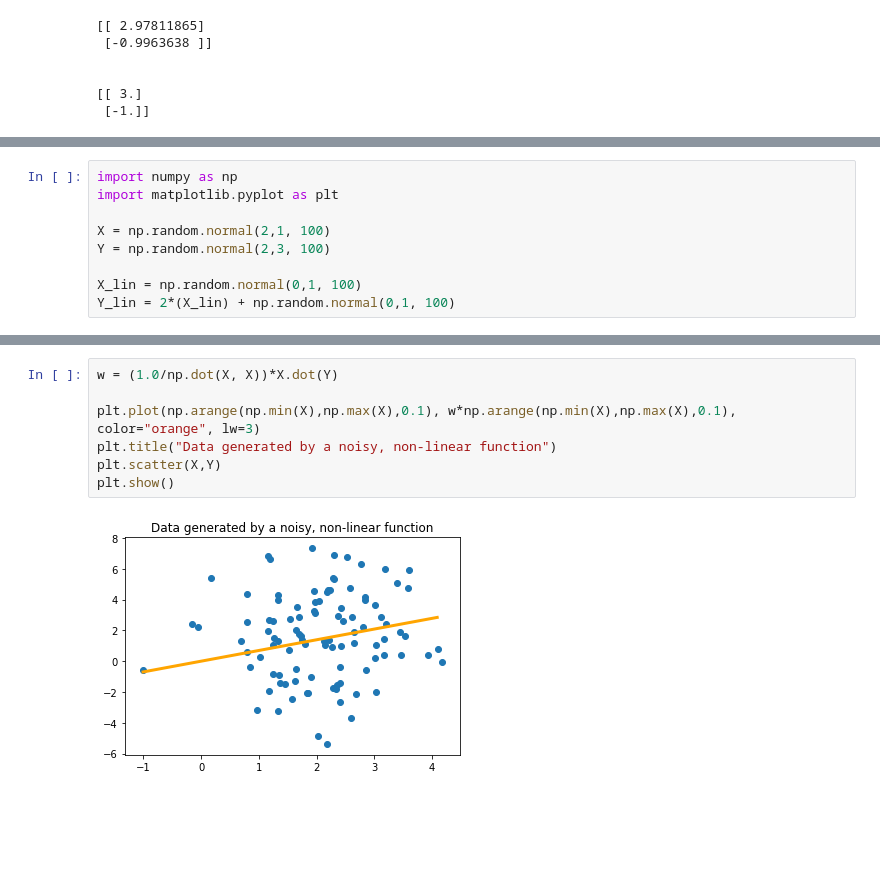
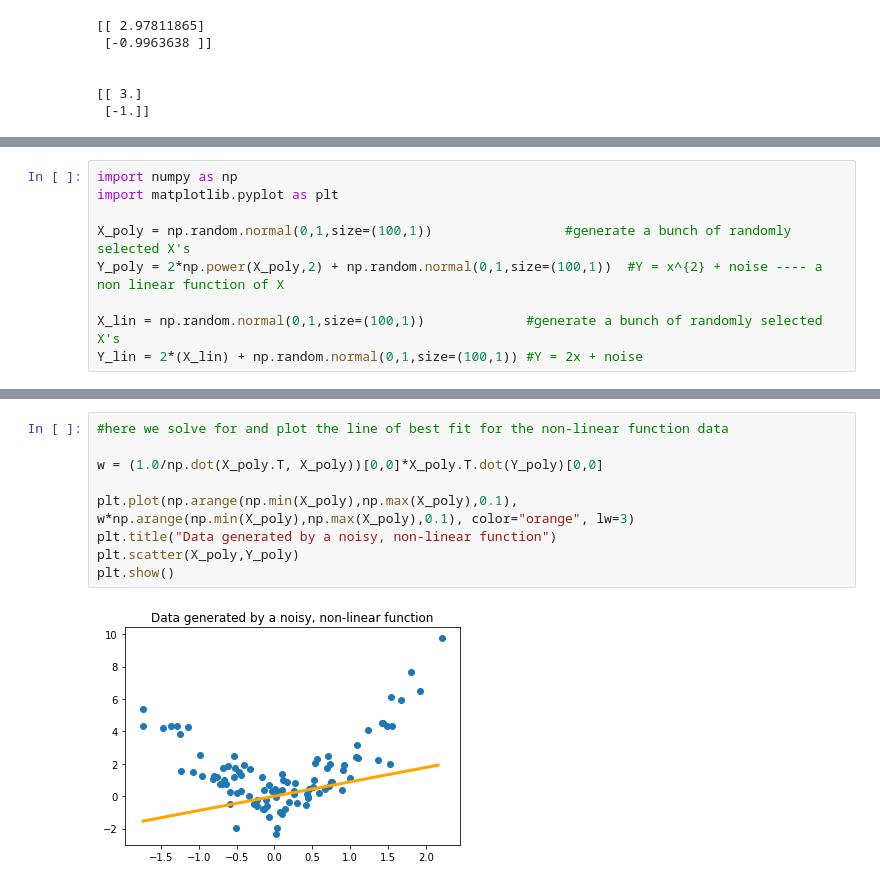
Before and after one commit to jeetendra14/ee559, a Jupyter notebook: regression.ipynb, the cells around one changed output, grey strips where cells are left out. Drawn from its saved outputs; the diff is of its cells as text; blank space fills up the shorter version.

```diff
--- a/regression.ipynb
+++ b/regression.ipynb
@@ -226,8 +229,8 @@ print(alpha)
 import numpy as np
 import matplotlib.pyplot as plt
 
-X = np.random.normal(2,1, 100)
-Y = np.random.normal(2,3, 100)
+X_poly = np.random.normal(0,1,size=(100,1))                 #generate a bunch of randomly selected X's
+Y_poly = 2*np.power(X_poly,2) + np.random.normal(0,1,size=(100,1))  #Y = x^{2} + noise ---- a non linear function of X
 
-X_lin = np.random.normal(0,1, 100)
-Y_lin = 2*(X_lin) + np.random.normal(0,1, 100)
+X_lin = np.random.normal(0,1,size=(100,1))             #generate a bunch of randomly selected X's
+Y_lin = 2*(X_lin) + np.random.normal(0,1,size=(100,1)) #Y = 2x + noise
@@ -234,9 +248,11 @@ Y_lin = 2*(X_lin) + np.random.normal(0,1, 100)
 # %%
-w = (1.0/np.dot(X, X))*X.dot(Y)
+#here we solve for and plot the line of best fit for the non-linear function data
 
-plt.plot(np.arange(np.min(X),np.max(X),0.1), w*np.arange(np.min(X),np.max(X),0.1), color="orange", lw=3)
+w = (1.0/np.dot(X_poly.T, X_poly))[0,0]*X_poly.T.dot(Y_poly)[0,0]
+
+plt.plot(np.arange(np.min(X_poly),np.max(X_poly),0.1), w*np.arange(np.min(X_poly),np.max(X_poly),0.1), color="orange", lw=3)
 plt.title("Data generated by a noisy, non-linear function")
-plt.scatter(X,Y)
+plt.scatter(X_poly,Y_poly)
 plt.show()
 # %% [output]
-[figure, old version]
+[figure, new version]
```
Also changed, not shown: parts of 19 cells of this notebook, 1 other file.
